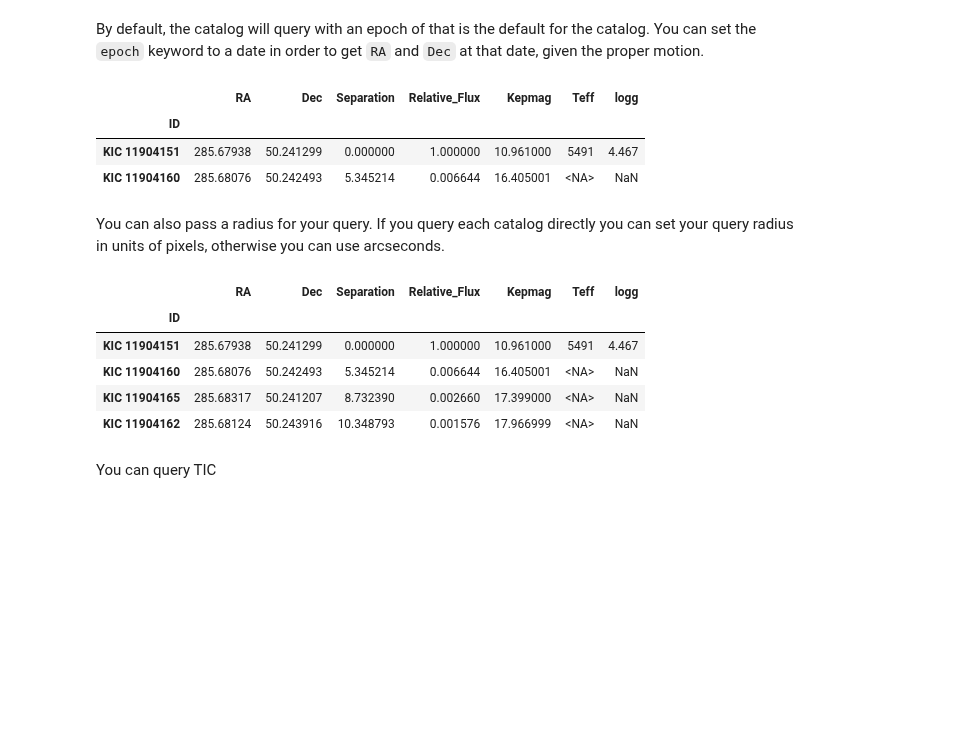
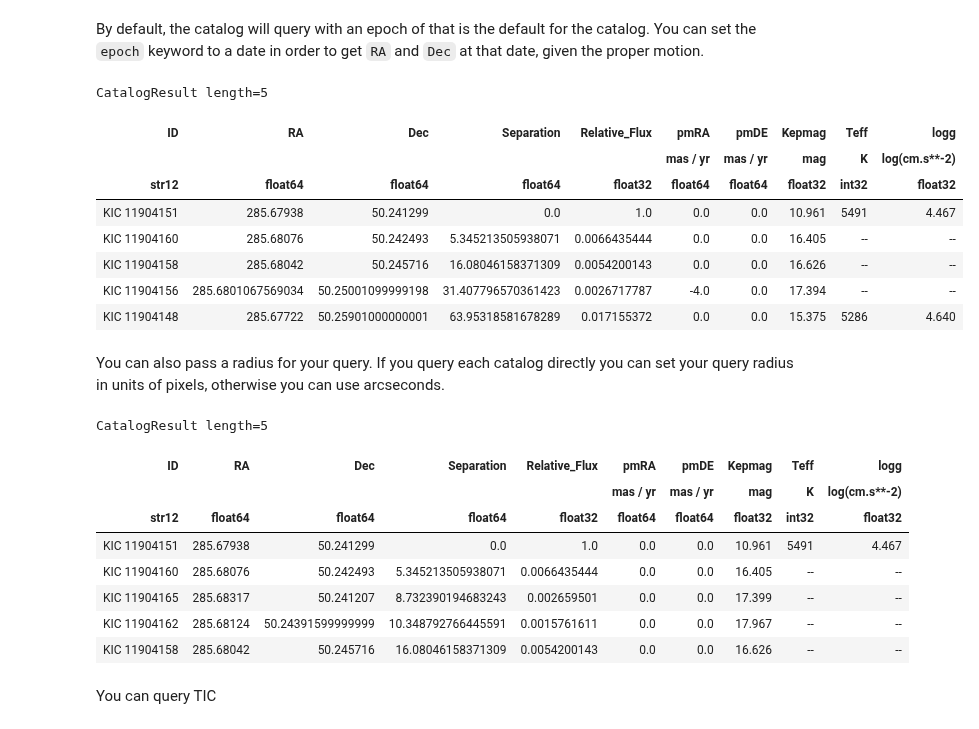
Before and after one commit to lightkurve/lksearch, a Jupyter notebook: docs/tutorials/catalog-searches.ipynb, the cells around one changed output. Drawn from its saved outputs; the diff is of its cells as text; code cells hidden in the pictures; blank space fills up the shorter version.

```diff
--- a/docs/tutorials/catalog-searches.ipynb
+++ b/docs/tutorials/catalog-searches.ipynb
@@ -30,23 +49,31 @@ query_KIC(c)
 # %% [markdown]
 By default, the catalog will query with an epoch of that is the default for the catalog. You can set the `epoch` keyword to a date in order to get `RA` and `Dec` at that date, given the proper motion.
 # %%
-query_KIC(c, epoch=Time.now())
+CatalogSearch.QueryPosition(c, epoch=Time.now(), catalog="kic", max_results=5)
 # %% [output]
+CatalogResult length=5
-|  | RA | Dec | Separation | Relative_Flux | Kepmag | Teff | logg |
-| ID |  |  |  |  |  |  |  |
-| KIC 11904151 | 285.67938 | 50.241299 | 0.000000 | 1.000000 | 10.961000 | 5491 | 4.467 |
-| KIC 11904160 | 285.68076 | 50.242493 | 5.345214 | 0.006644 | 16.405001 | <NA> | NaN |
+| ID | RA | Dec | Separation | Relative_Flux | pmRA | pmDE | Kepmag | Teff | logg |
+|  |  |  |  |  | mas / yr | mas / yr | mag | K | log(cm.s**-2) |
+| str12 | float64 | float64 | float64 | float32 | float64 | float64 | float32 | int32 | float32 |
+| KIC 11904151 | 285.67938 | 50.241299 | 0.0 | 1.0 | 0.0 | 0.0 | 10.961 | 5491 | 4.467 |
+| KIC 11904160 | 285.68076 | 50.242493 | 5.345213505938071 | 0.0066435444 | 0.0 | 0.0 | 16.405 | -- | -- |
+| KIC 11904158 | 285.68042 | 50.245716 | 16.08046158371309 | 0.0054200143 | 0.0 | 0.0 | 16.626 | -- | -- |
+| KIC 11904156 | 285.6801067569034 | 50.25001099999198 | 31.407796570361423 | 0.0026717787 | -4.0 | 0.0 | 17.394 | -- | -- |
+| KIC 11904148 | 285.67722 | 50.25901000000001 | 63.95318581678289 | 0.017155372 | 0.0 | 0.0 | 15.375 | 5286 | 4.640 |
 # %% [markdown]
 You can also pass a radius for your query. If you query each catalog directly you can set your query radius in units of pixels, otherwise you can use arcseconds.
 # %%
-query_KIC(c, epoch=Time.now(), radius=3 * u.pixel)
+CatalogSearch.QueryPosition(c, epoch=Time.now(), radius=30 * u.arcsec, catalog="kic")
 # %% [output]
+CatalogResult length=5
-|  | RA | Dec | Separation | Relative_Flux | Kepmag | Teff | logg |
-| ID |  |  |  |  |  |  |  |
-| KIC 11904151 | 285.67938 | 50.241299 | 0.000000 | 1.000000 | 10.961000 | 5491 | 4.467 |
-| KIC 11904160 | 285.68076 | 50.242493 | 5.345214 | 0.006644 | 16.405001 | <NA> | NaN |
-| KIC 11904165 | 285.68317 | 50.241207 | 8.732390 | 0.002660 | 17.399000 | <NA> | NaN |
-| KIC 11904162 | 285.68124 | 50.243916 | 10.348793 | 0.001576 | 17.966999 | <NA> | NaN |
+| ID | RA | Dec | Separation | Relative_Flux | pmRA | pmDE | Kepmag | Teff | logg |
+|  |  |  |  |  | mas / yr | mas / yr | mag | K | log(cm.s**-2) |
+| str12 | float64 | float64 | float64 | float32 | float64 | float64 | float32 | int32 | float32 |
+| KIC 11904151 | 285.67938 | 50.241299 | 0.0 | 1.0 | 0.0 | 0.0 | 10.961 | 5491 | 4.467 |
+| KIC 11904160 | 285.68076 | 50.242493 | 5.345213505938071 | 0.0066435444 | 0.0 | 0.0 | 16.405 | -- | -- |
+| KIC 11904165 | 285.68317 | 50.241207 | 8.732390194683243 | 0.002659501 | 0.0 | 0.0 | 17.399 | -- | -- |
+| KIC 11904162 | 285.68124 | 50.24391599999999 | 10.348792766445591 | 0.0015761611 | 0.0 | 0.0 | 17.967 | -- | -- |
+| KIC 11904158 | 285.68042 | 50.245716 | 16.08046158371309 | 0.0054200143 | 0.0 | 0.0 | 16.626 | -- | -- |
 # %% [markdown]
 You can query TIC
 # %%
```
Also changed, not shown: parts of 39 cells of this notebook, 6 other files.
